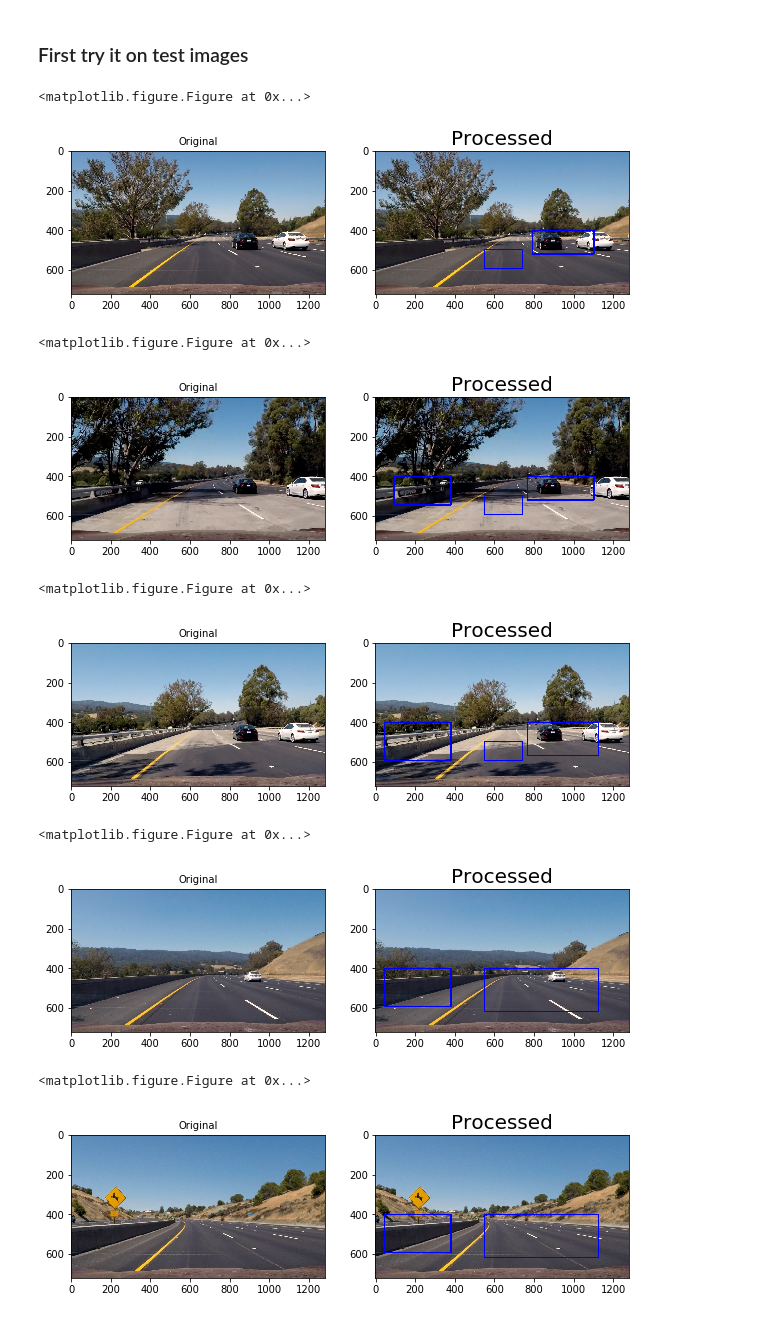
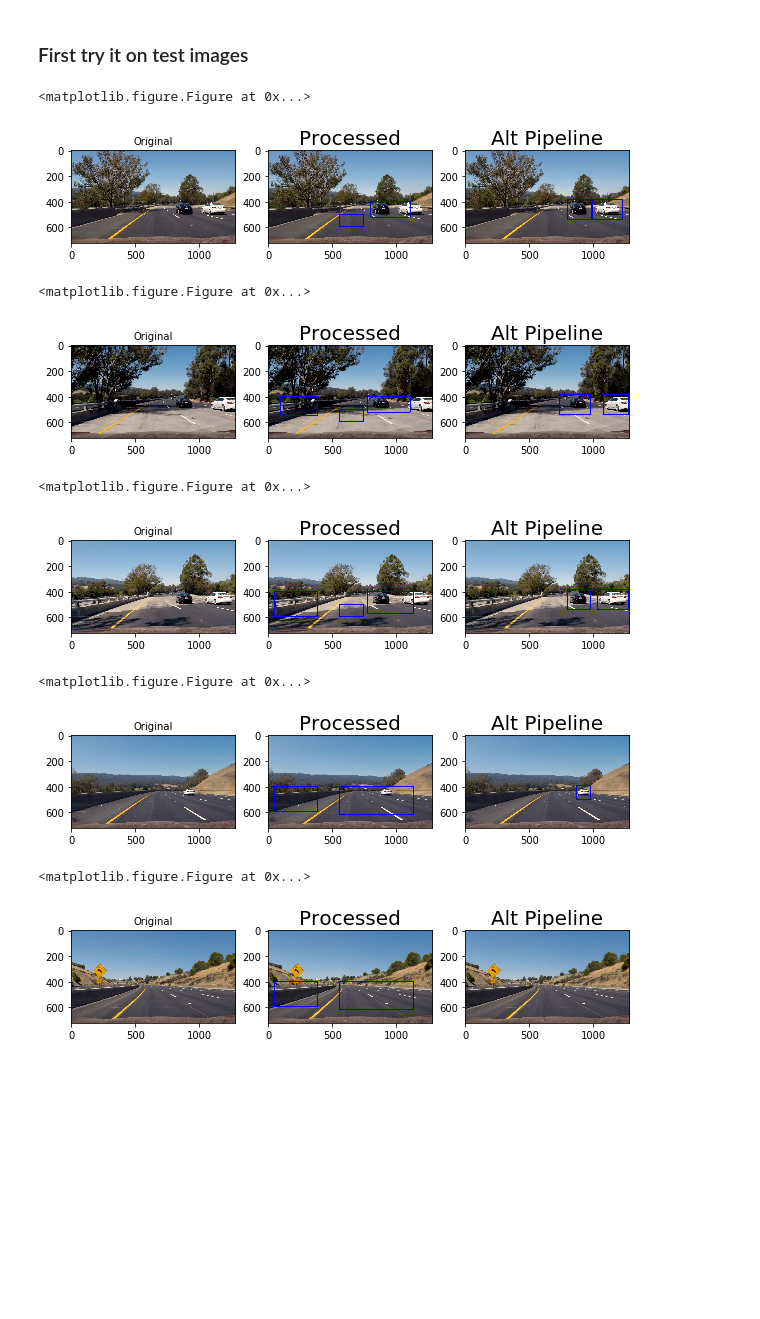
Before and after one commit to jatindhankhar/CarND-Vehicle-Detection, a Jupyter notebook: Playground.ipynb, the cells around one changed output. Saved outputs shown, nothing was run; the diff lists cells and outputs as text; code cells hidden in the pictures; blank space fills up the shorter version.

```diff
--- a/Playground.ipynb
+++ b/Playground.ipynb
@@ -401,6 +401,40 @@ def pipeline(img):
     labels = label(heatmap_sum)
     draw_image = draw_labeled_bboxes(draw_image, labels)
     return draw_image
+
+
+
+
+def pipeline_alt(image):
+
+    scales = [1, 1.5, 2, 2.5, 4]
+    y_start_stops = [[380, 460], [380, 560], [380, 620], [380, 680], [350, 700]]
+
+    hot_windows = spot_cars(image, y_start_stops, scales, svc, X_scaler,
+              spatial_size, hist_bins,
+              orient, pix_per_cell, cell_per_block,
+              hog_channel, spatial_feat, hist_feat, hog_feat)
+
+    # Read in image similar to one shown above
+    heat = np.zeros_like(image[:,:,0]).astype(np.float)
+
+    # Add heat to each box in box list
+    heat = add_heat(heat,hot_windows)
+
+    heat = apply_threshold(heat,3)
+
+
+    # Visualize the heatmap when displaying
+    heatmap = np.clip(heat, 0, 255)
+
+    # Find final boxes from heatmap using label function
+    labels = label(heatmap)
+
+    # draw the bounding box on the image
+    draw_image = np.copy(image)
+    draw_image = draw_labeled_bboxes(draw_image, labels)
+
+    return draw_image
 # %% [markdown]
 ## Let's run it
 # %% [markdown]
@@ -408,23 +442,25 @@ def pipeline(img):
 # %%
 test_images = glob('test_images/*.jpg')
 
 for image in test_images:
     img = mpimg.imread(image)
     plt.figure()
-    f,(ax1,ax2) = plt.subplots(1, 2, figsize=(10,10))
+    f,(ax1,ax2,ax3) = plt.subplots(1, 3, figsize=(10,10))
     ax1.imshow(img)
     ax1.set_title('Original', fontsize=10)
     ax2.imshow(pipeline(img))
     ax2.set_title('Processed', fontsize=20)
+    ax3.imshow(pipeline_alt(img))
+    ax3.set_title('Alt Pipeline', fontsize=20)
 # %% [output]
 <matplotlib.figure.Figure at 0x...>
-[figure, old version]
+[figure, new version]
 <matplotlib.figure.Figure at 0x...>
-[figure, old version]
+[figure, new version]
 <matplotlib.figure.Figure at 0x...>
-[figure, old version]
+[figure, new version]
 <matplotlib.figure.Figure at 0x...>
-[figure, old version]
+[figure, new version]
 <matplotlib.figure.Figure at 0x...>
-[figure, old version]
+[figure, new version]
 <matplotlib.figure.Figure at 0x...>
```
Also changed, not shown: parts of 2 cells of this notebook, 2 other files.
